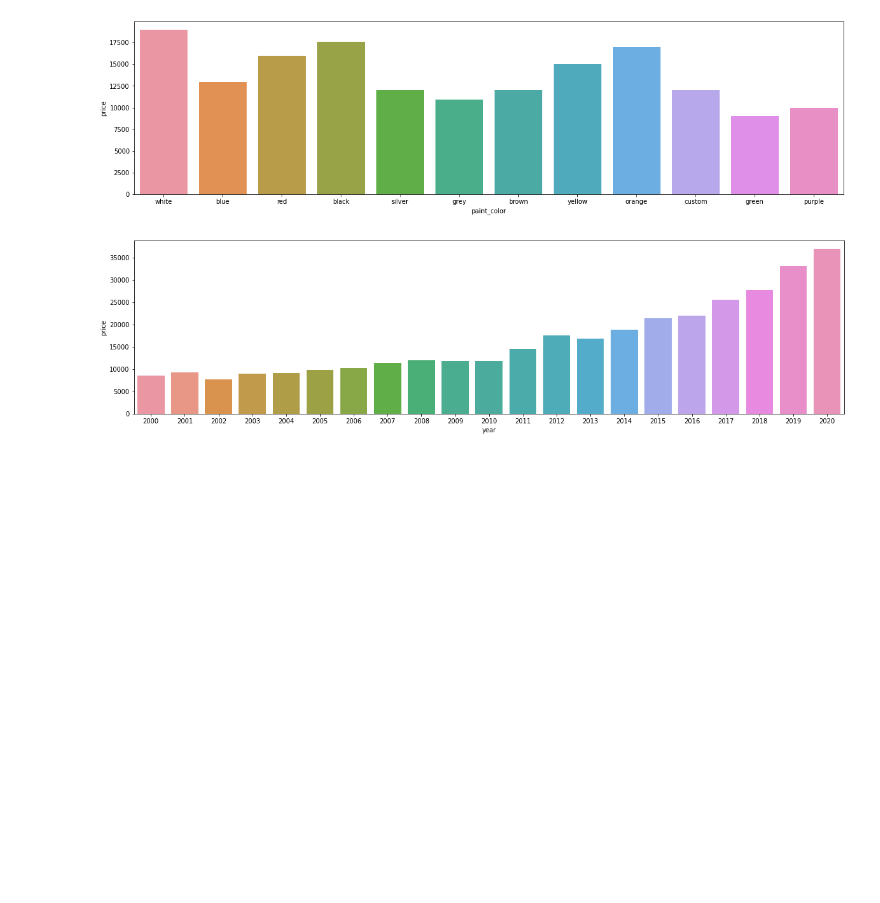
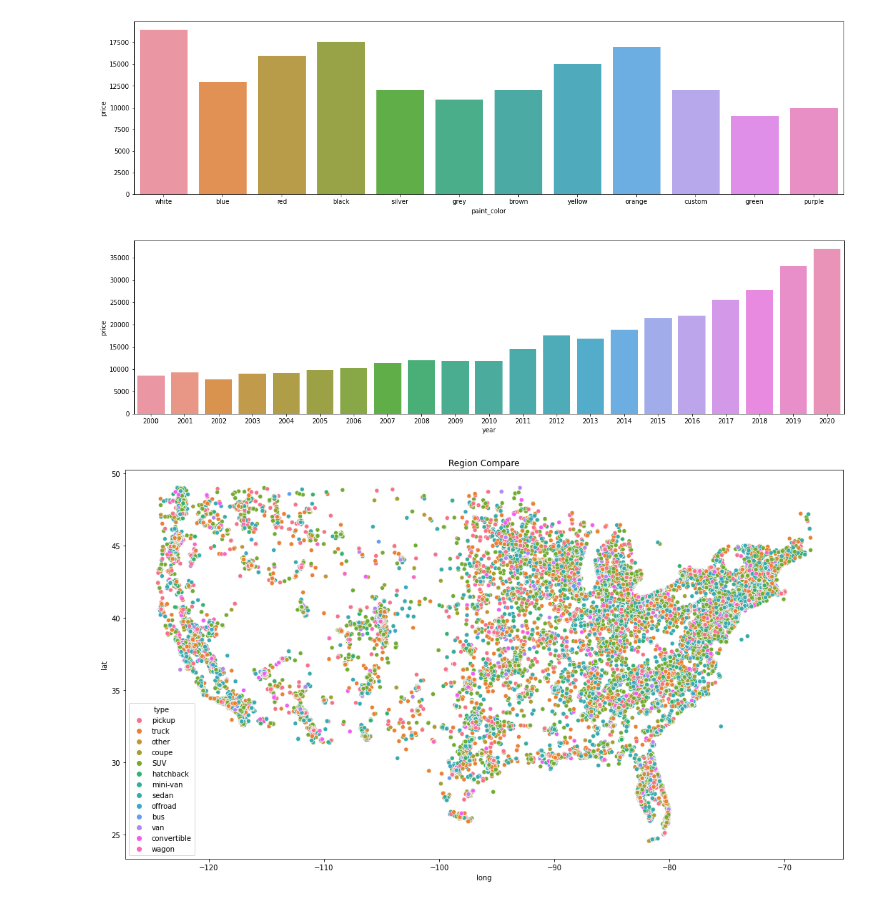
Before and after one commit to Man-Zo0/git-ex, a Jupyter notebook: Untitled4.ipynb, the cells around one changed output. Drawn from its saved outputs; the diff is of its cells as text; code cells hidden in the pictures; blank space fills up the shorter version.

```diff
--- a/Untitled4.ipynb
+++ b/Untitled4.ipynb
@@ -17,5 +18,5 @@ df.head()
 # %%
-columns=[ "price", "year", "condition", "paint_color", "posting_date"]
+columns=[ "price", "year", "condition", "paint_color", "posting_date","lat","long","type"]
 df = df[columns]
 df_year = df[(df["year"]>1999) & (df["year"]<2021)].copy()
 df_year["year"] = df_year["year"].astype(int)
@@ -37,3 +38,11 @@ sns.barplot(data= df_year[df_year["paint_color"] == 'white'],x="year", y= "price
 plt.show()
 # %% [output]
 [figure]
+# %%
+df_local = df_year[(df_year['lat']>24) & (df_year['lat']<50) & (df_year['long']>-125) & (df_year['long']<-65)]
+plt.figure(figsize=(18,10))
+plt.title('Region Compare')
+sns.scatterplot(data=df_local, x="long",y="lat",hue='type')
+plt.show()
+# %% [output]
+[figure, added]
```
Also changed, not shown: parts of 1 cell of this notebook.
